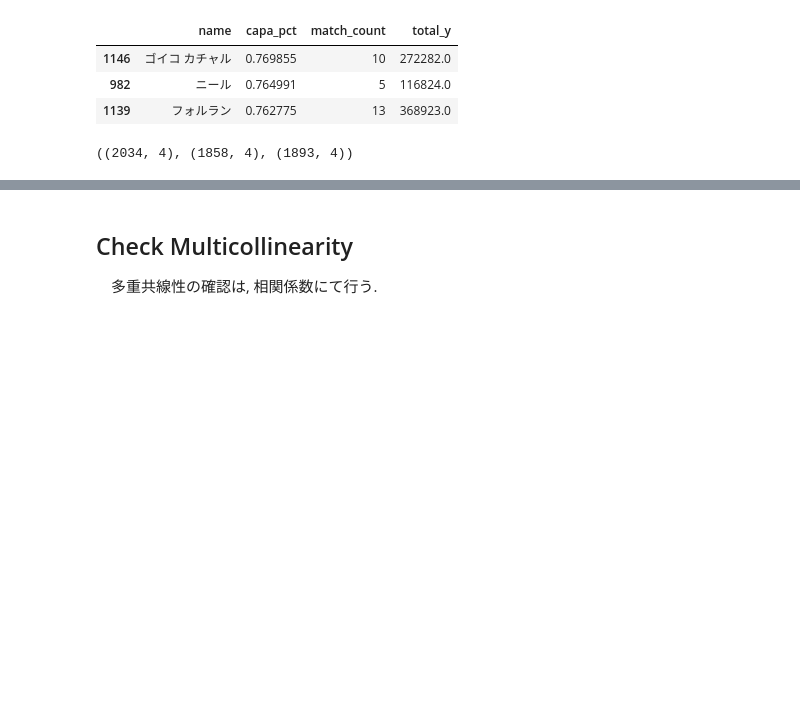
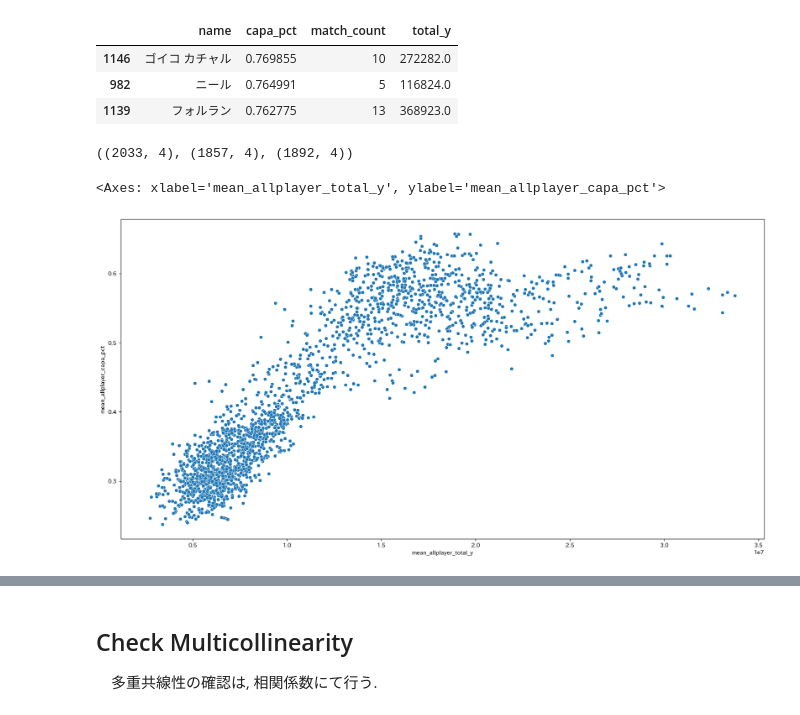
Before and after one commit to ixotech1/dstrainingclass, a Jupyter notebook: study/05/JLeague_LC.ipynb, the cells around one changed output, grey strips where cells are left out. Drawn from its saved outputs; the diff is of its cells as text; code cells hidden in the pictures; blank space fills up the shorter version.

Commit message:
V4 submission done

```diff
--- a/study/05/JLeague_LC.ipynb
+++ b/study/05/JLeague_LC.ipynb
@@ -66,16 +67,21 @@ dat["tv_NHK_flg"] = dat["tv"].apply(lambda x: 1 if "ＮＨＫ" in x else 0)
 
 # capa
 dat["capa_cate"] = dat["capa"].apply(lambda x: x // 10000)
+dat["capa_cate"] = dat["capa_cate"].apply(lambda x: 5.5 if x == 7 else x)
+dat["capa_cate"] = dat["capa_cate"].apply(lambda x: 7 if x == 6 else x)
 # %%
 # Added for V2 submission
 # calculate capa %
 capa_pct = dat[(dat["data"]=="Train") & (dat["y"] > 0)].assign(capa_pct=lambda x: x["y"]/x["capa"])
 # home team and stadium mean capa %
-team_capa_pct = capa_pct.groupby("home").agg(team_capa_pct=("capa_pct","mean")).reset_index()
+home_capa_pct = capa_pct.groupby("home").agg(home_capa_pct=("capa_pct","mean")).reset_index()
+away_capa_pct = capa_pct.groupby("away").agg(away_capa_pct=("capa_pct","mean")).reset_index()
 stadium_capa_pct = capa_pct.groupby("stadium").agg(stadium_capa_pct=("capa_pct","mean")).reset_index()
-dat = pd.merge(dat, team_capa_pct, how="left", on="home")
+dat = pd.merge(dat, home_capa_pct, how="left", on="home")
+dat = pd.merge(dat, away_capa_pct, how="left", on="away")
 dat = pd.merge(dat, stadium_capa_pct, how="left", on='stadium')
 dat['stadium_capa_pct'] = dat['stadium_capa_pct'].fillna(stadium_capa_pct['stadium_capa_pct'].mean())
+dat['team_capa_pct'] = (dat["home_capa_pct"] + dat["away_capa_pct"]) / 2
 dat["team_capa_pct_y"] = dat['team_capa_pct'] * dat['capa']
 dat['stadium_capa_pct_y'] = dat['stadium_capa_pct'] * dat['capa']
 # %%
@@ -134,44 +140,55 @@ player_df.sort_values(by='capa_pct',ascending=False).query('match_count >= 5').h
 | 1139 | フォルラン | 0.762775 | 13 | 368923.0 |
 # %%
 # compute mean capa_pct for players of both teams, home, and away
-match_players = dat.groupby("players").agg(allplayer_y=("y","sum")).reset_index()
+match_players = dat.groupby("players").agg(player_match=("y","count")).reset_index()
 mean_capa_pct = []
-mean_match_count = []
+total_y = []
+
 for match in match_players["players"]:
     members = player_df[ player_df["name"].apply(lambda x: x in match) ]
     mean_capa_pct.append(members["capa_pct"].mean())
-    mean_match_count.append(members["match_count"].mean())
+    total_y.append(members["total_y"].sum())
 
 match_players["mean_allplayer_capa_pct"] = mean_capa_pct
-match_players["mean_allplayer_match_count"] = mean_match_count
+match_players["mean_allplayer_total_y"] = total_y
 
 # home players
-home_players = dat.groupby("home_players").agg(homeplayer_y=("y","sum")).reset_index()
+home_players = dat.groupby("home_players").agg(hometeam_match=("y","count")).reset_index()
 mean_capa_pct = []
-mean_match_count = []
+total_y = []
+
 for match in home_players["home_players"]:
     members = player_df[ player_df["name"].apply(lambda x: x in match) ]
     mean_capa_pct.append(members["capa_pct"].mean())
-    mean_match_count.append(members["match_count"].mean())
+    total_y.append(members["total_y"].sum())
 
 home_players["mean_home_capa_pct"] = mean_capa_pct
-home_players["mean_home_match_count"] = mean_match_count
+home_players["mean_home_total_y"] = total_y
 
 # away players
-away_players = dat.groupby("away_players").agg(awayplayer_y=("y","sum")).reset_index()
+away_players = dat.groupby("away_players").agg(awayteam_match=("y","count")).reset_index()
 mean_capa_pct = []
-mean_match_count = []
+total_y = []
+
 for match in away_players["away_players"]:
     members = player_df[ player_df["name"].apply(lambda x: x in match) ]
     mean_capa_pct.append(members["capa_pct"].mean())
-    mean_match_count.append(members["match_count"].mean())
+    total_y.append(members["total_y"].sum())
 
 away_players["mean_away_capa_pct"] = mean_capa_pct
-away_players["mean_away_match_count"] = mean_match_count
+away_players["mean_away_total_y"] = total_y
 
 match_players.shape, home_players.shape, away_players.shape
 # %% [output]
-((2034, 4), (1858, 4), (1893, 4))
+((2033, 4), (1857, 4), (1892, 4))
+# %%
+# For V4 submission, add total_y?
+g_x = match_players["mean_allplayer_total_y"]
+g_y = match_players["mean_allplayer_capa_pct"]
+sns.scatterplot(x=g_x,y=g_y)
+# %% [output]
+<Axes: xlabel='mean_allplayer_total_y', ylabel='mean_allplayer_capa_pct'>
+[figure, added]
 # %%
 # Merge into dat
 dat = pd.merge(dat, match_players, how="inner", on="players")
```
Also changed, not shown: parts of 18 cells of this notebook, 2 other files.
